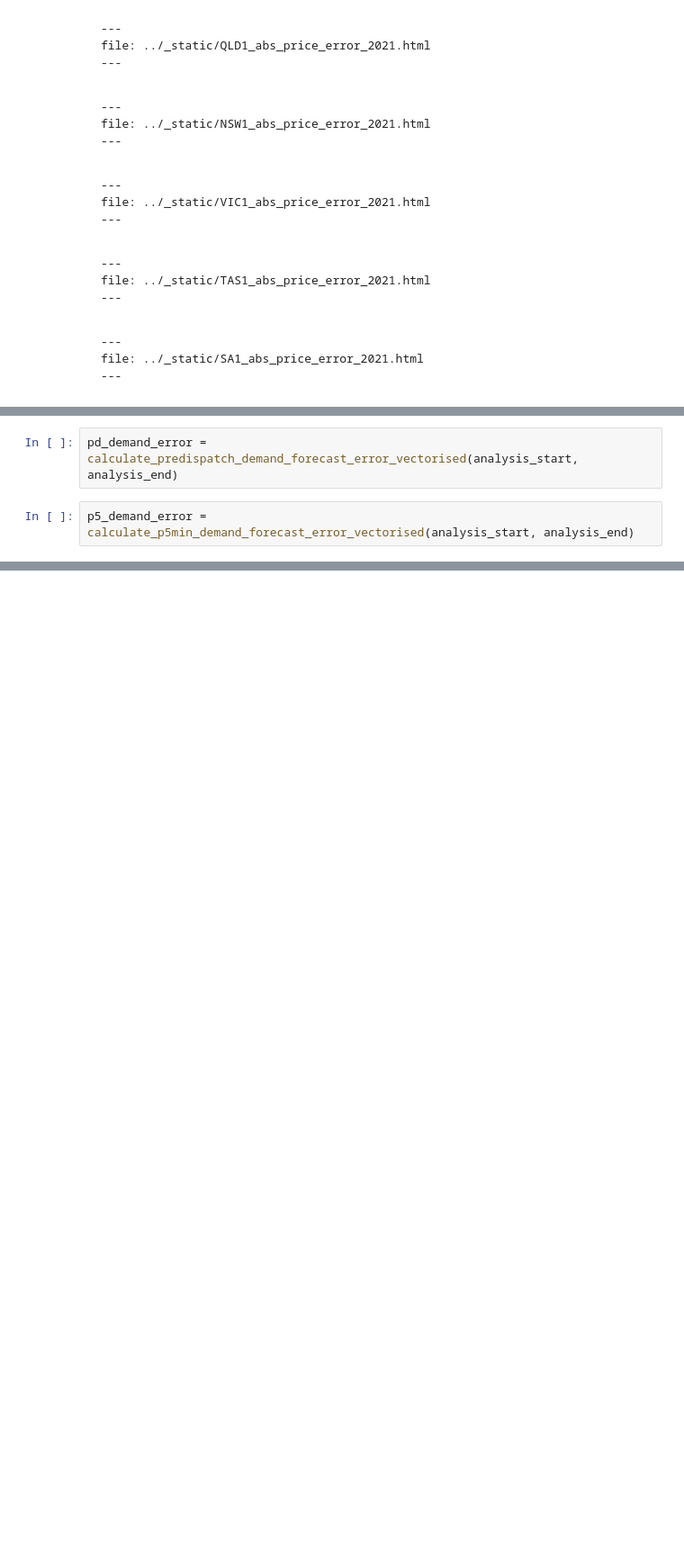
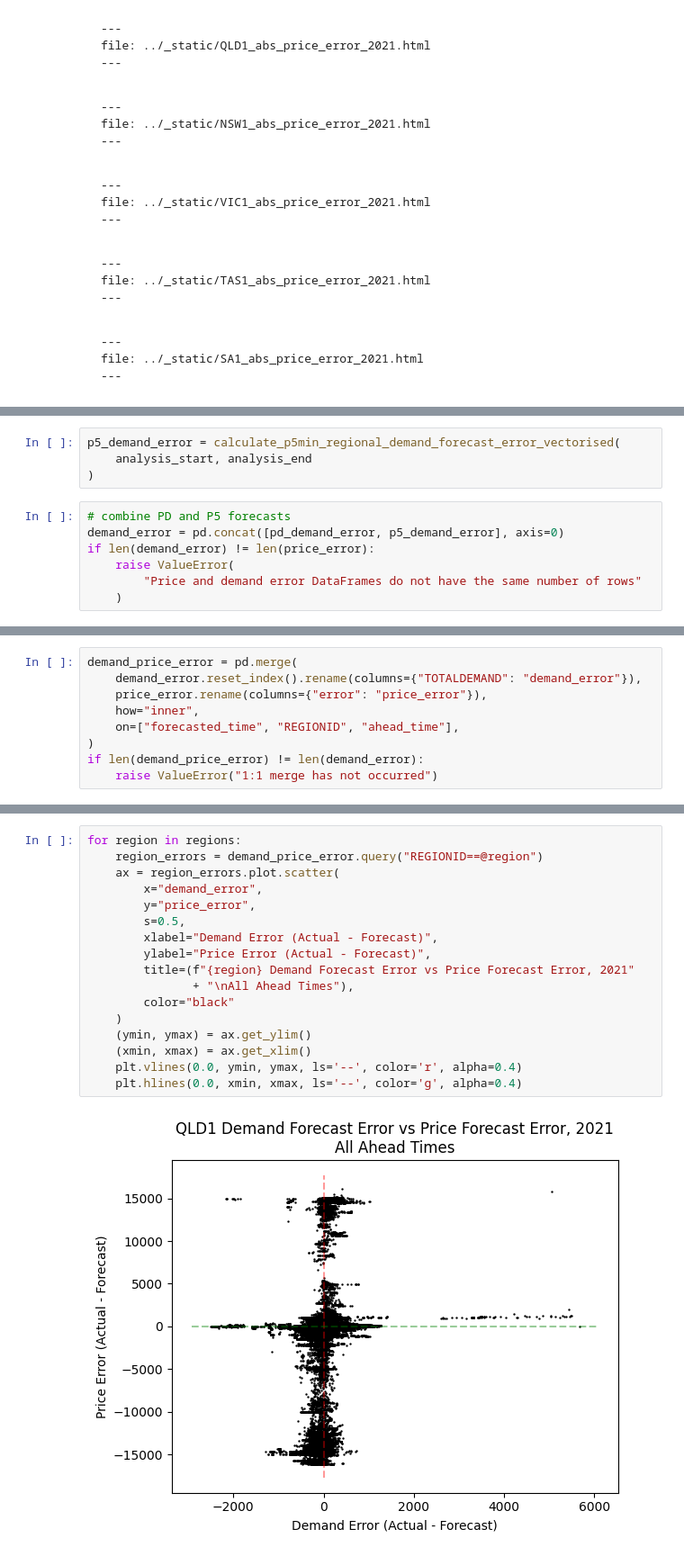
Before and after one commit to UNSW-CEEM/NEMSEER, a Jupyter notebook: docs/source/examples/price_convergence_2021.ipynb, the cells around one changed output, grey strips where cells are left out. Shown: that part at 90% size. Saved outputs shown, nothing was run; the diff lists cells and outputs as text; blank space fills up the shorter version.

Commit message:
finish price convergence example

```diff
--- a/docs/source/examples/price_convergence_2021.ipynb
+++ b/docs/source/examples/price_convergence_2021.ipynb
@@ -829,4 +850,11 @@ def calculate_p5min_demand_forecast_error_vectorised(
 # %%
-pd_demand_error = calculate_predispatch_demand_forecast_error_vectorised(analysis_start, analysis_end)
+p5_demand_error = calculate_p5min_regional_demand_forecast_error_vectorised(
+    analysis_start, analysis_end
+)
-# %%
-p5_demand_error = calculate_p5min_demand_forecast_error_vectorised(analysis_start, analysis_end)
+# %%
+# combine PD and P5 forecasts
+demand_error = pd.concat([pd_demand_error, p5_demand_error], axis=0)
+if len(demand_error) != len(price_error):
+    raise ValueError(
+        "Price and demand error DataFrames do not have the same number of rows"
+    )
@@ -832,0 +863,9 @@ p5_demand_error = calculate_p5min_demand_forecast_error_vectorised(analysis_star
+# %%
+demand_price_error = pd.merge(
+    demand_error.reset_index().rename(columns={"TOTALDEMAND": "demand_error"}),
+    price_error.rename(columns={"error": "price_error"}),
+    how="inner",
+    on=["forecasted_time", "REGIONID", "ahead_time"],
+)
+if len(demand_price_error) != len(demand_error):
+    raise ValueError("1:1 merge has not occurred")
@@ -832,0 +874,19 @@ p5_demand_error = calculate_p5min_demand_forecast_error_vectorised(analysis_star
+# %%
+for region in regions:
+    region_errors = demand_price_error.query("REGIONID==@region")
+    ax = region_errors.plot.scatter(
+        x="demand_error",
+        y="price_error",
+        s=0.5,
+        xlabel="Demand Error (Actual - Forecast)",
+        ylabel="Price Error (Actual - Forecast)",
+        title=(f"{region} Demand Forecast Error vs Price Forecast Error, 2021"
+               + "\nAll Ahead Times"),
+        color="black"
+    )
+    (ymin, ymax) = ax.get_ylim()
+    (xmin, xmax) = ax.get_xlim()
+    plt.vlines(0.0, ymin, ymax, ls='--', color='r', alpha=0.4)
+    plt.hlines(0.0, xmin, xmax, ls='--', color='g', alpha=0.4)
+# %% [output]
+[figure, added]
```
Also changed, not shown: parts of 16 cells of this notebook, 6 other files.
